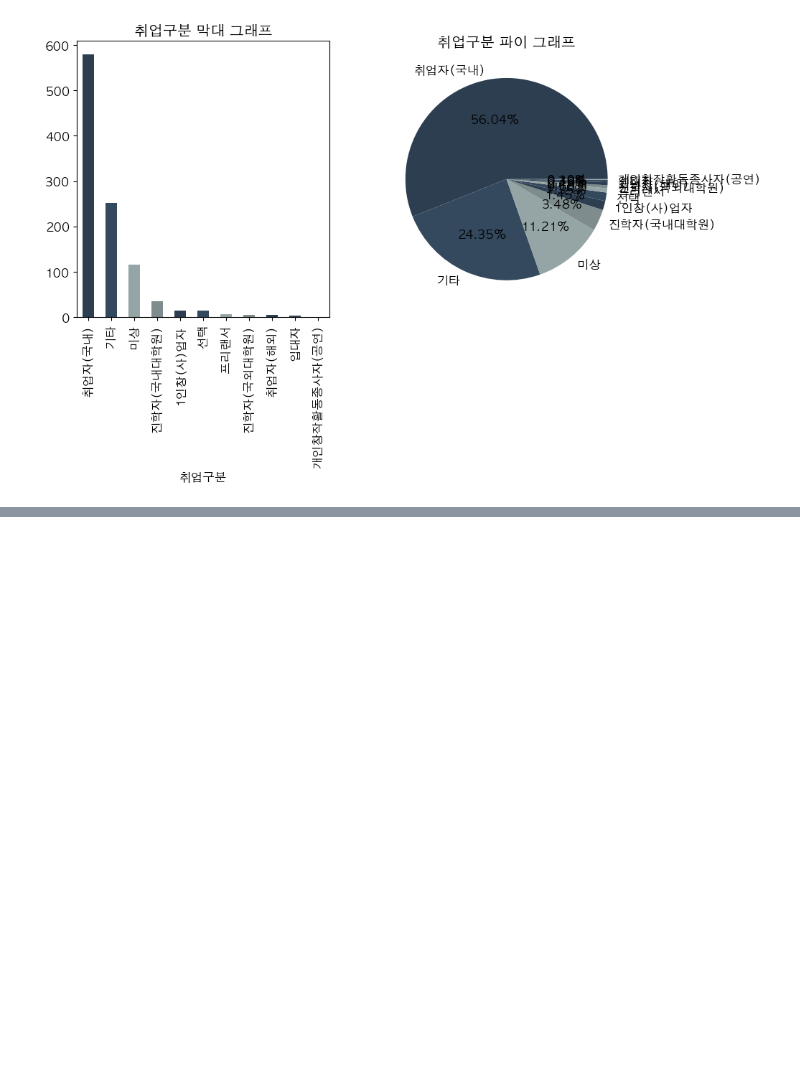
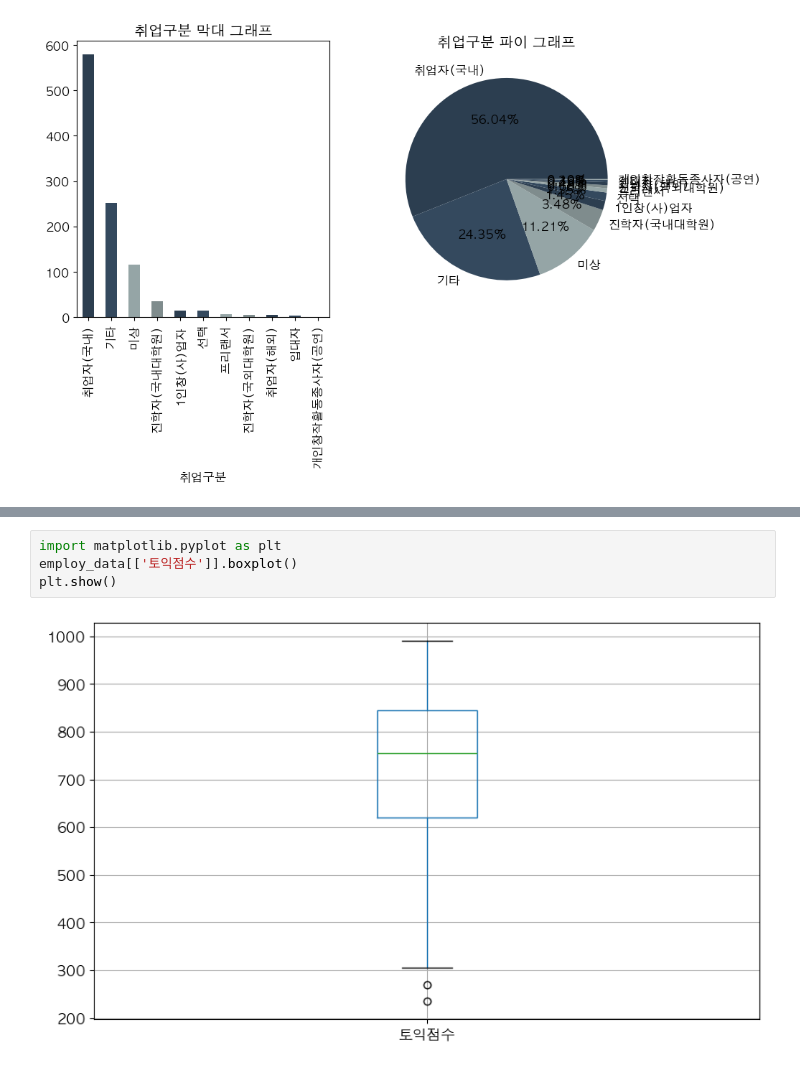
Before and after one commit to rion-5/myda, a Jupyter notebook: notebooks/employ_eda.ipynb, the cells around one changed output, grey strips where cells are left out. Cells and saved outputs as stored; diff of their text form; blank space fills up the shorter version.

```diff
--- a/notebooks/employ_eda.ipynb
+++ b/notebooks/employ_eda.ipynb
@@ -150,0 +271,6 @@ Name: 평점평균, Length: 1035, dtype: float64
+# %%
+import matplotlib.pyplot as plt
+employ_data[['토익점수']].boxplot()
+plt.show()
+# %% [output]
+[figure, added]
```
Also changed, not shown: parts of 12 cells of this notebook, 6 other files.
